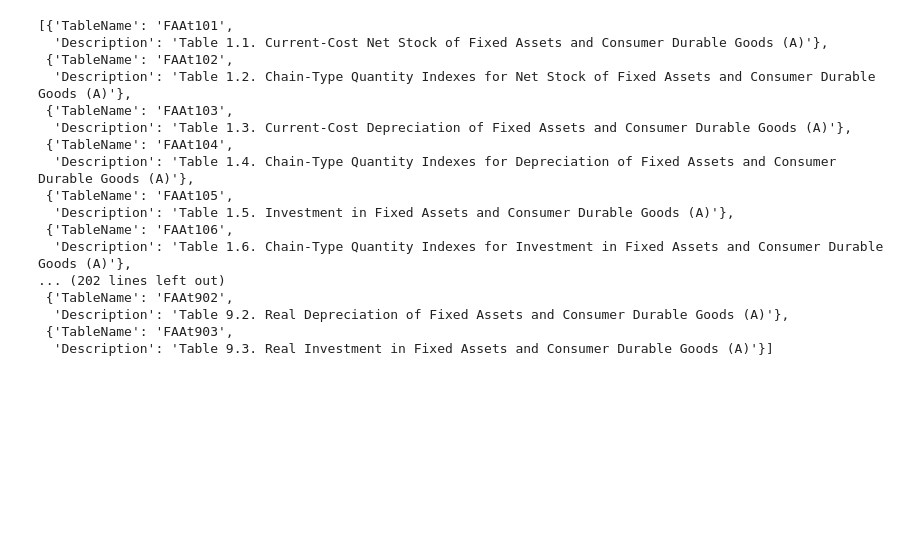
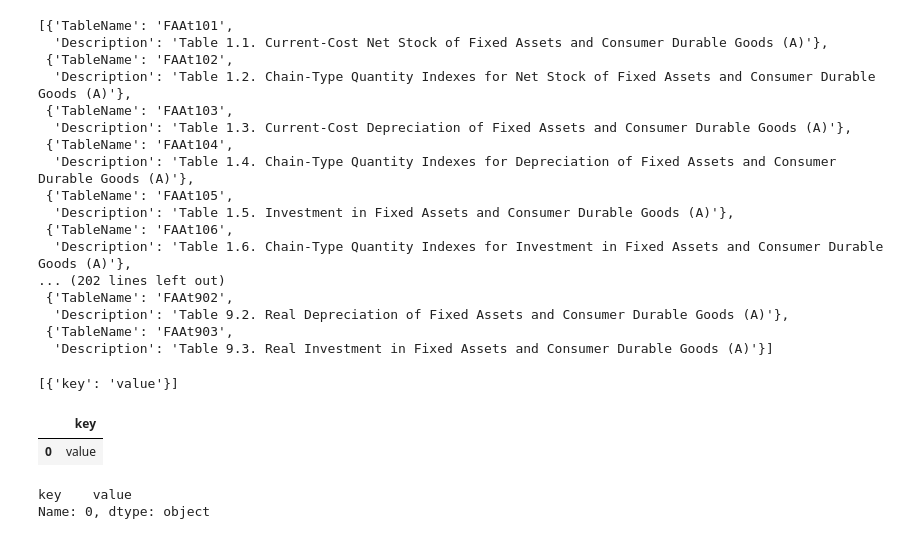
Before and after one commit to noahtech90/BEA---API, a Jupyter notebook: explore.ipynb, the cells around one changed output. Saved outputs shown, nothing was run; the diff lists cells and outputs as text; code cells hidden in the pictures; blank space fills up the shorter version.

```diff
--- a/explore.ipynb
+++ b/explore.ipynb
@@ -73,3 +63,21 @@ bea.fixed_assets.show_dataset_tables()
   'Description': 'Table 9.2. Real Depreciation of Fixed Assets and Consumer Durable Goods (A)'},
  {'TableName': 'FAAt903',
   'Description': 'Table 9.3. Real Investment in Fixed Assets and Consumer Durable Goods (A)'}]
+# %%
+df = [{'key': 'value'}]
+df
+# %% [output]
+[{'key': 'value'}]
+# %%
+import pandas as pd
+df = pd.DataFrame(df)
+# %%
+df
+# %% [output]
+|  | key |
+| 0 | value |
+# %%
+df.iloc[0]
+# %% [output]
+key    value
+Name: 0, dtype: object
```
Also changed, not shown: parts of 2 cells of this notebook.
